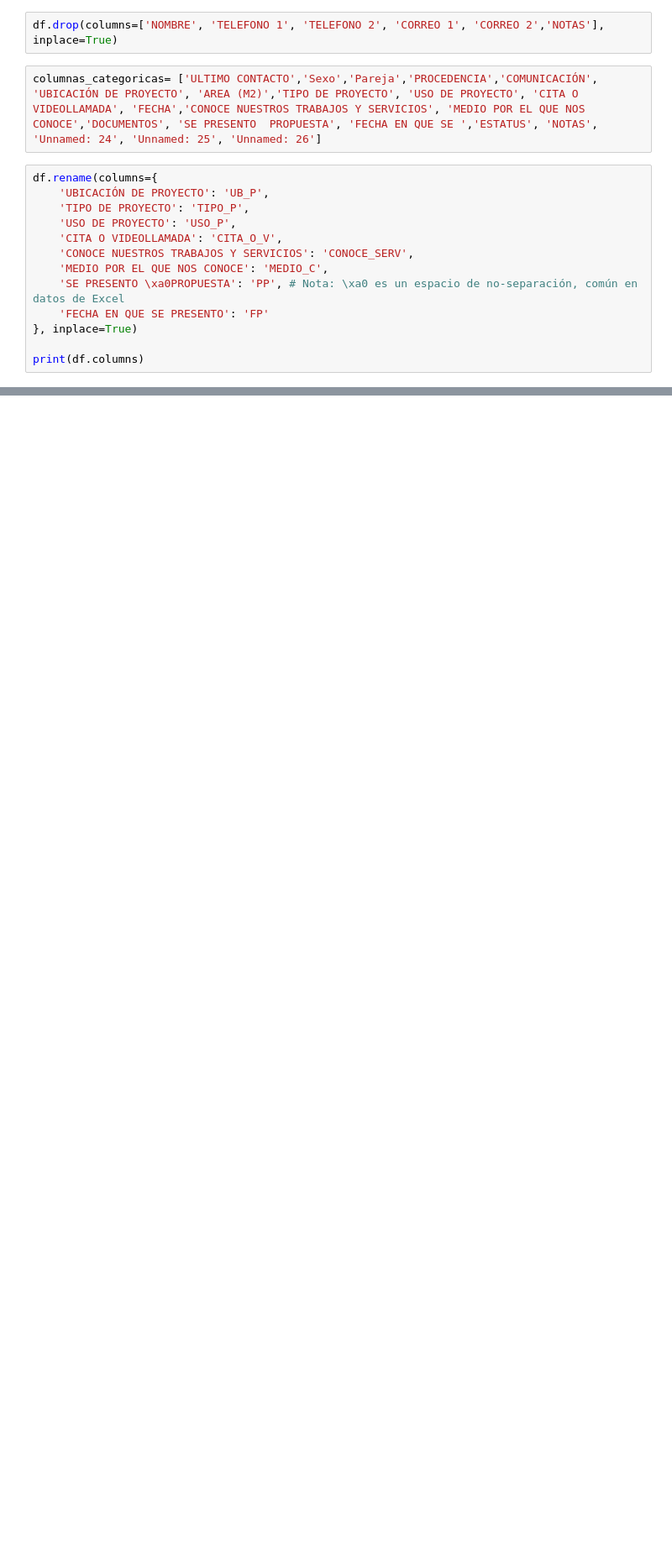
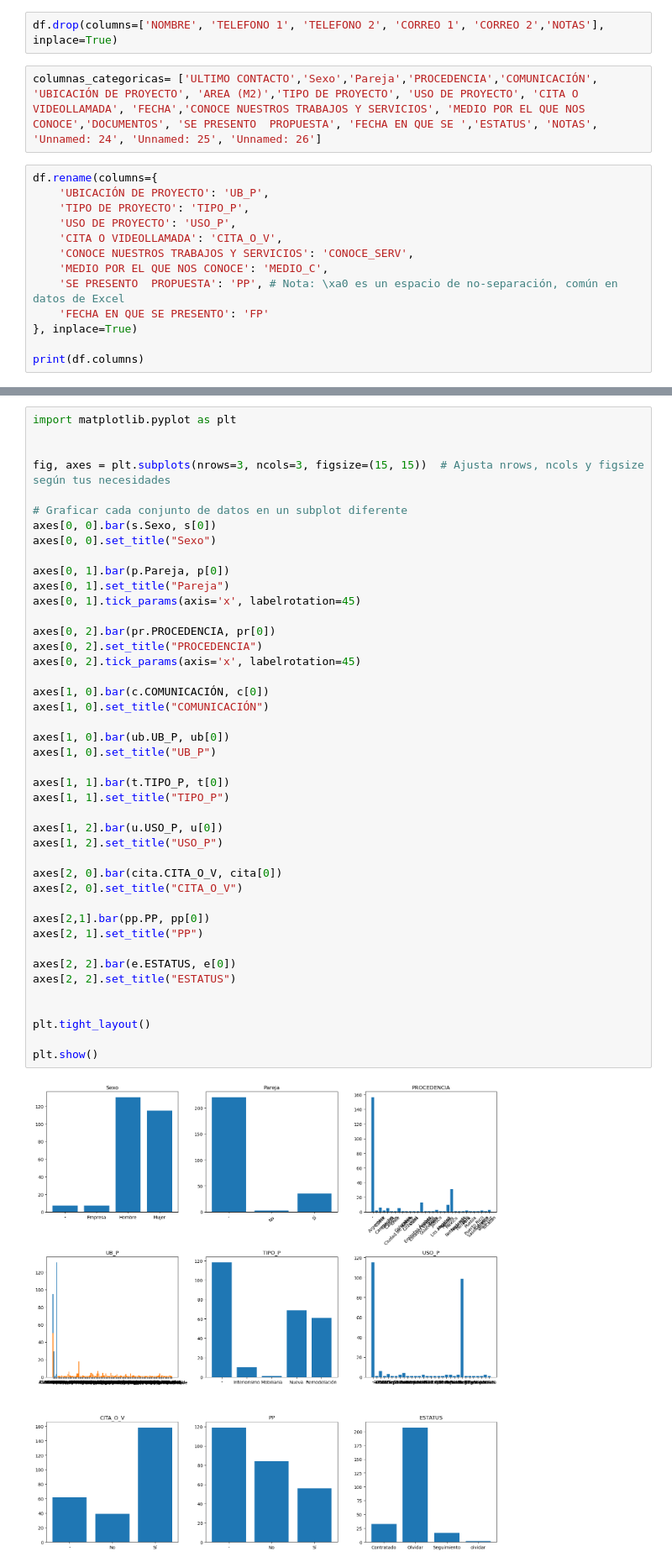
Before and after one commit to Valenfrc/Clientes-Potenciales, a Jupyter notebook: trabajo.ipynb, the cells around one changed output, grey strips where cells are left out. Shown at 84% size. Saved outputs shown, nothing was run; the diff lists cells and outputs as text; blank space fills up the shorter version.

```diff
--- a/trabajo.ipynb
+++ b/trabajo.ipynb
@@ -167,7 +167,7 @@ df.rename(columns={
     'CITA O VIDEOLLAMADA': 'CITA_O_V',
     'CONOCE NUESTROS TRABAJOS Y SERVICIOS': 'CONOCE_SERV',
     'MEDIO POR EL QUE NOS CONOCE': 'MEDIO_C',
-    'SE PRESENTO \xa0PROPUESTA': 'PP', # Nota: \xa0 es un espacio de no-separación, común en datos de Excel
+    'SE PRESENTO  PROPUESTA': 'PP', # Nota: \xa0 es un espacio de no-separación, común en datos de Excel
     'FECHA EN QUE SE PRESENTO': 'FP'
 }, inplace=True)
 
@@ -251,3 +250,48 @@ print('m','j','e','d','h','l','mon','day','p')
+# %%
+import matplotlib.pyplot as plt
+
+
+fig, axes = plt.subplots(nrows=3, ncols=3, figsize=(15, 15))  # Ajusta nrows, ncols y figsize según tus necesidades
+
+# Graficar cada conjunto de datos en un subplot diferente
+axes[0, 0].bar(s.Sexo, s[0])
+axes[0, 0].set_title("Sexo")
+
+axes[0, 1].bar(p.Pareja, p[0])
+axes[0, 1].set_title("Pareja")
+axes[0, 1].tick_params(axis='x', labelrotation=45)
+
+axes[0, 2].bar(pr.PROCEDENCIA, pr[0])
+axes[0, 2].set_title("PROCEDENCIA")
+axes[0, 2].tick_params(axis='x', labelrotation=45)
+
+axes[1, 0].bar(c.COMUNICACIÓN, c[0])
+axes[1, 0].set_title("COMUNICACIÓN")
+
+axes[1, 0].bar(ub.UB_P, ub[0])
+axes[1, 0].set_title("UB_P")
+
+axes[1, 1].bar(t.TIPO_P, t[0])
+axes[1, 1].set_title("TIPO_P")
+
+axes[1, 2].bar(u.USO_P, u[0])
+axes[1, 2].set_title("USO_P")
+
+axes[2, 0].bar(cita.CITA_O_V, cita[0])
+axes[2, 0].set_title("CITA_O_V")
+
+axes[2,1].bar(pp.PP, pp[0])
+axes[2, 1].set_title("PP")
+
+axes[2, 2].bar(e.ESTATUS, e[0])
+axes[2, 2].set_title("ESTATUS")
+
+
+plt.tight_layout()
+
+plt.show()
+# %% [output]
+[figure, added]
 # %%
 import pandas as pd
 from scipy.stats import chi2_contingency
```
Also changed, not shown: parts of 4 cells of this notebook.
